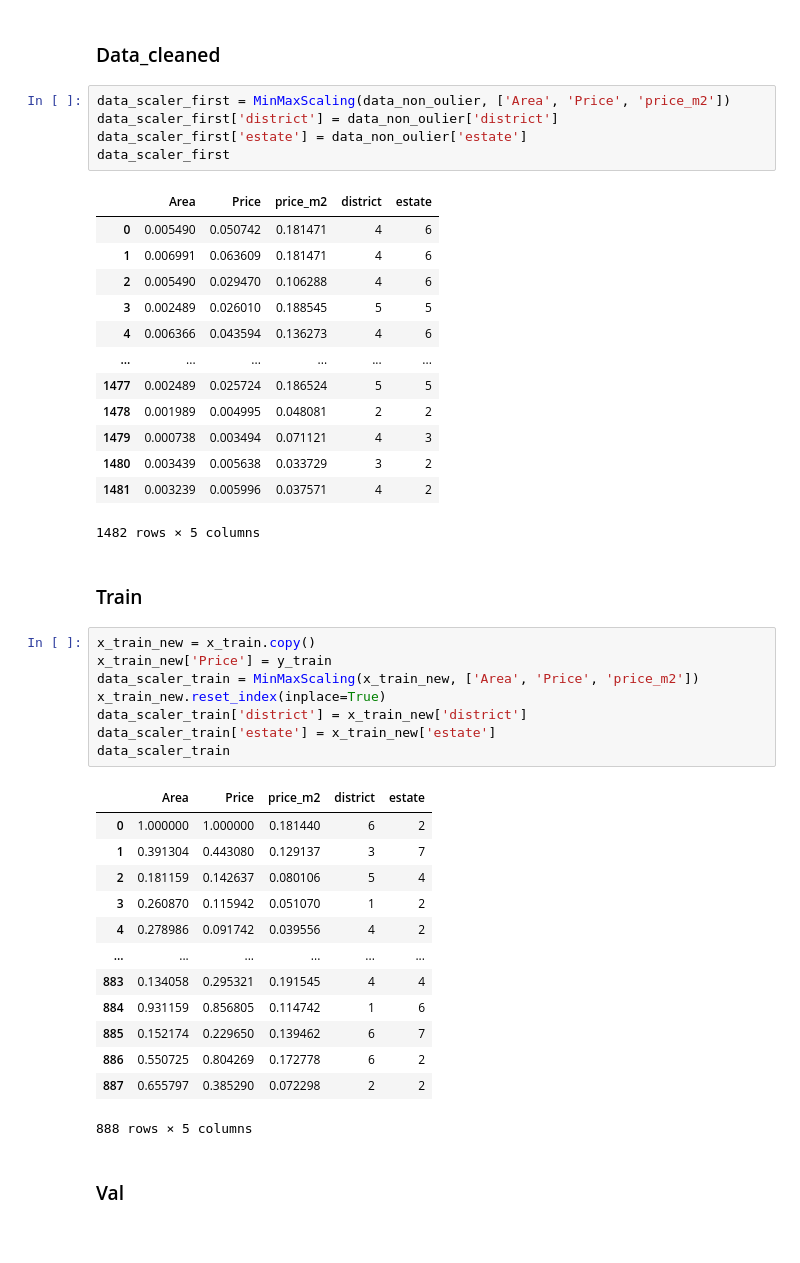
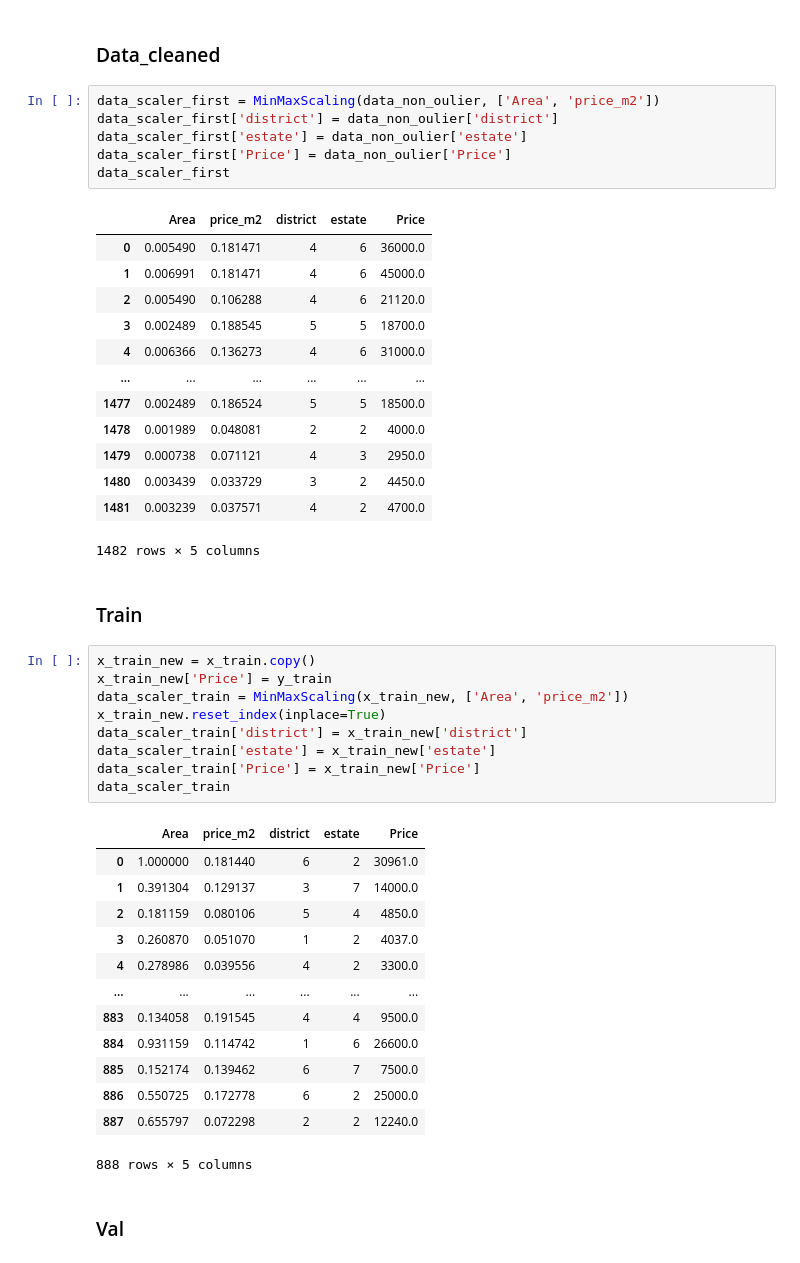
Before and after one commit to jthanh8144/FinalEssayDataScience, a Jupyter notebook: main.ipynb, the cells around one changed output. Cells and saved outputs as stored; diff of their text form.

Commit message:
update don't scale price

```diff
--- a/main.ipynb
+++ b/main.ipynb
@@ -339,47 +339,49 @@ def MinMaxScaling(df: DataFrame, column: list):
 # %% [markdown]
 ### Data_cleaned
 # %%
-data_scaler_first = MinMaxScaling(data_non_oulier, ['Area', 'Price', 'price_m2'])
+data_scaler_first = MinMaxScaling(data_non_oulier, ['Area', 'price_m2'])
 data_scaler_first['district'] = data_non_oulier['district']
 data_scaler_first['estate'] = data_non_oulier['estate']
+data_scaler_first['Price'] = data_non_oulier['Price']
 data_scaler_first
 # %% [output]
-|  | Area | Price | price_m2 | district | estate |
-| 0 | 0.005490 | 0.050742 | 0.181471 | 4 | 6 |
-| 1 | 0.006991 | 0.063609 | 0.181471 | 4 | 6 |
-| 2 | 0.005490 | 0.029470 | 0.106288 | 4 | 6 |
-| 3 | 0.002489 | 0.026010 | 0.188545 | 5 | 5 |
-| 4 | 0.006366 | 0.043594 | 0.136273 | 4 | 6 |
+|  | Area | price_m2 | district | estate | Price |
+| 0 | 0.005490 | 0.181471 | 4 | 6 | 36000.0 |
+| 1 | 0.006991 | 0.181471 | 4 | 6 | 45000.0 |
+| 2 | 0.005490 | 0.106288 | 4 | 6 | 21120.0 |
+| 3 | 0.002489 | 0.188545 | 5 | 5 | 18700.0 |
+| 4 | 0.006366 | 0.136273 | 4 | 6 | 31000.0 |
 | ... | ... | ... | ... | ... | ... |
-| 1477 | 0.002489 | 0.025724 | 0.186524 | 5 | 5 |
-| 1478 | 0.001989 | 0.004995 | 0.048081 | 2 | 2 |
-| 1479 | 0.000738 | 0.003494 | 0.071121 | 4 | 3 |
-| 1480 | 0.003439 | 0.005638 | 0.033729 | 3 | 2 |
-| 1481 | 0.003239 | 0.005996 | 0.037571 | 4 | 2 |
+| 1477 | 0.002489 | 0.186524 | 5 | 5 | 18500.0 |
+| 1478 | 0.001989 | 0.048081 | 2 | 2 | 4000.0 |
+| 1479 | 0.000738 | 0.071121 | 4 | 3 | 2950.0 |
+| 1480 | 0.003439 | 0.033729 | 3 | 2 | 4450.0 |
+| 1481 | 0.003239 | 0.037571 | 4 | 2 | 4700.0 |
 1482 rows × 5 columns
 # %% [markdown]
 ### Train
 # %%
 x_train_new = x_train.copy()
 x_train_new['Price'] = y_train
-data_scaler_train = MinMaxScaling(x_train_new, ['Area', 'Price', 'price_m2'])
+data_scaler_train = MinMaxScaling(x_train_new, ['Area', 'price_m2'])
 x_train_new.reset_index(inplace=True)
 data_scaler_train['district'] = x_train_new['district']
 data_scaler_train['estate'] = x_train_new['estate']
+data_scaler_train['Price'] = x_train_new['Price']
 data_scaler_train
 # %% [output]
-|  | Area | Price | price_m2 | district | estate |
-| 0 | 1.000000 | 1.000000 | 0.181440 | 6 | 2 |
-| 1 | 0.391304 | 0.443080 | 0.129137 | 3 | 7 |
-| 2 | 0.181159 | 0.142637 | 0.080106 | 5 | 4 |
-| 3 | 0.260870 | 0.115942 | 0.051070 | 1 | 2 |
-| 4 | 0.278986 | 0.091742 | 0.039556 | 4 | 2 |
+|  | Area | price_m2 | district | estate | Price |
+| 0 | 1.000000 | 0.181440 | 6 | 2 | 30961.0 |
+| 1 | 0.391304 | 0.129137 | 3 | 7 | 14000.0 |
+| 2 | 0.181159 | 0.080106 | 5 | 4 | 4850.0 |
+| 3 | 0.260870 | 0.051070 | 1 | 2 | 4037.0 |
+| 4 | 0.278986 | 0.039556 | 4 | 2 | 3300.0 |
 | ... | ... | ... | ... | ... | ... |
-| 883 | 0.134058 | 0.295321 | 0.191545 | 4 | 4 |
-| 884 | 0.931159 | 0.856805 | 0.114742 | 1 | 6 |
-| 885 | 0.152174 | 0.229650 | 0.139462 | 6 | 7 |
-| 886 | 0.550725 | 0.804269 | 0.172778 | 6 | 2 |
-| 887 | 0.655797 | 0.385290 | 0.072298 | 2 | 2 |
+| 883 | 0.134058 | 0.191545 | 4 | 4 | 9500.0 |
+| 884 | 0.931159 | 0.114742 | 1 | 6 | 26600.0 |
+| 885 | 0.152174 | 0.139462 | 6 | 7 | 7500.0 |
+| 886 | 0.550725 | 0.172778 | 6 | 2 | 25000.0 |
+| 887 | 0.655797 | 0.072298 | 2 | 2 | 12240.0 |
 888 rows × 5 columns
 # %% [markdown]
 ### Val
```
Also changed, not shown: parts of 5 cells of this notebook.
